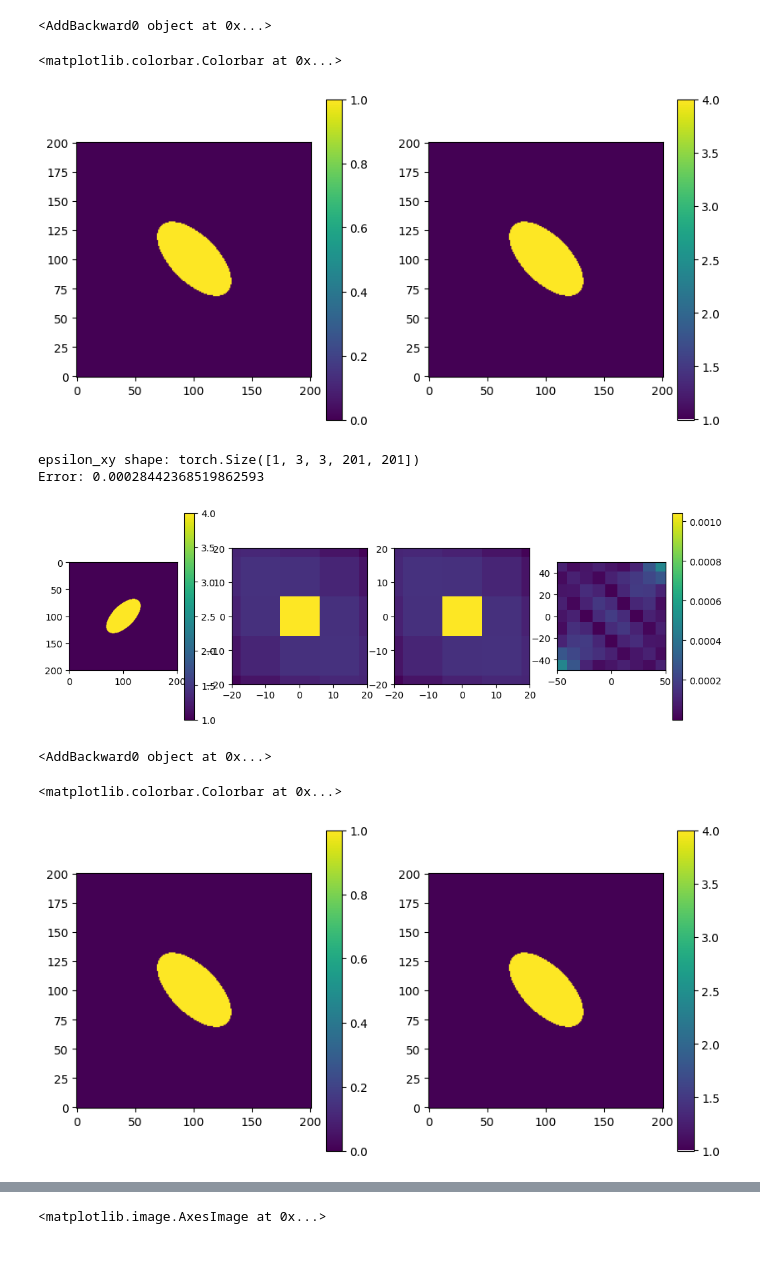
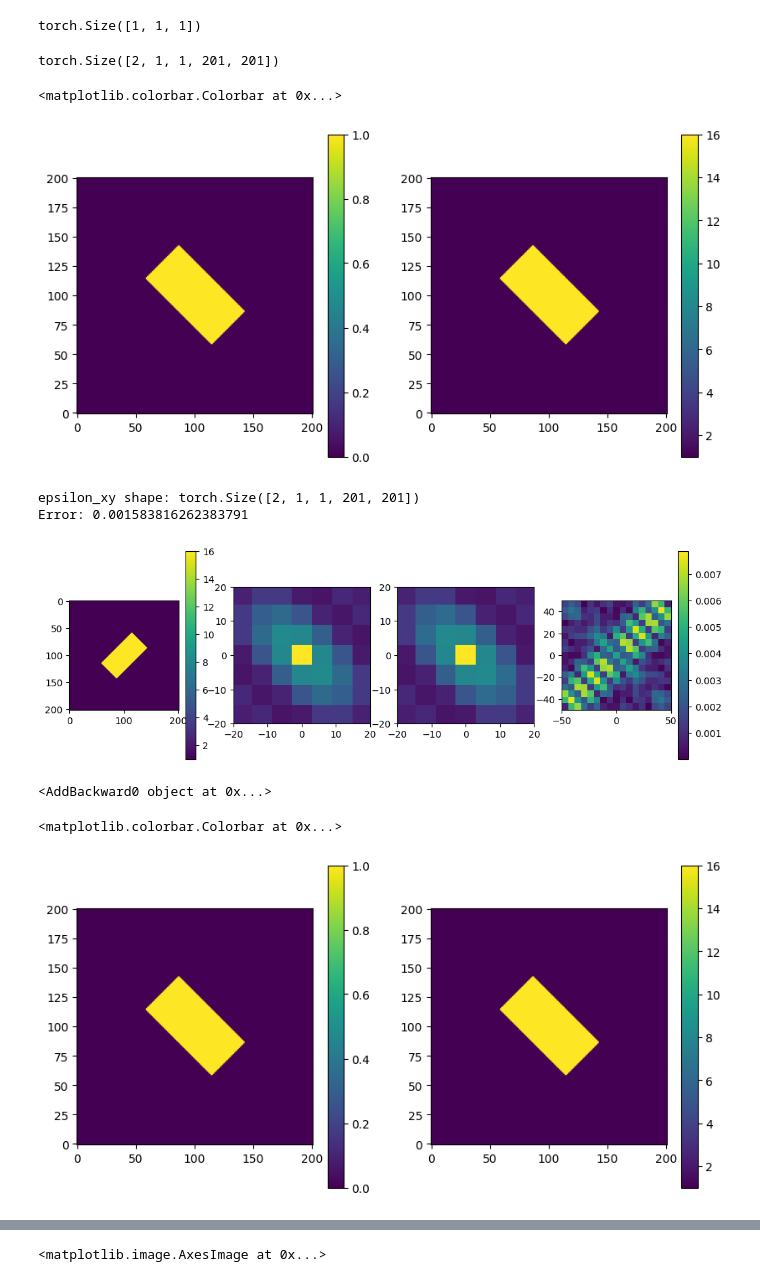
Before and after one commit to RodionovSA/metarcwa, a Jupyter notebook: test.ipynb, the cells around one changed output, grey strips where cells are left out. Cells and saved outputs as stored; diff of their text form; code cells hidden in the pictures; blank space fills up the shorter version.

```diff
--- a/test.ipynb
+++ b/test.ipynb
@@ -37,32 +37,36 @@ M = 21
 N = 21
 lattice = Lattice(period=period, grid=grid, M=M, N=N)
 # %%
-epsilon = torch.nn.Parameter(torch.tensor([4.0 + 0.1j]), requires_grad=True)
+epsilon = torch.nn.Parameter(torch.tensor([16.0 + 1j, 3]), requires_grad=True)
 epsilon_bg = torch.nn.Parameter(torch.tensor([1.0]), requires_grad=True)
 mat = Material(epsilon)
 mat_bg = Material(epsilon_bg)
+# %%
+mat.epsilon_tensor(backend).shape
+# %% [output]
+torch.Size([1, 1, 1])
 # %%
 center = torch.nn.Parameter(torch.tensor([0.0, 0.0]), requires_grad=True)
 size = torch.nn.Parameter(torch.tensor([100.0, 200.0]), requires_grad=True)
 angle = torch.nn.Parameter(torch.tensor(45.0*torch.pi/180), requires_grad=True)
-obj = Ellipse(center=center, size=size, angle=angle,
-                material=mat, soft_mask=False, smoothness=0.005)
+obj = Rectangle(center=center, size=size, angle=angle,
+                material=mat, soft_mask=False, smoothness=0.01)
 
 epsilon_xy = obj.epsilon_xy(backend, lattice, mat_bg)
 bitmap = obj.bitmap(backend, lattice)
-print(epsilon_xy.grad_fn)
+print(epsilon_xy.shape)
 
 plt.figure(figsize=(10,5))
 plt.subplot(1,2,1)
 plt.imshow(bitmap.real.detach().cpu().numpy().T, origin='lower')
 plt.colorbar()
 plt.subplot(1,2,2)
 plt.imshow(epsilon_xy[0,0,0].real.detach().cpu().numpy().T, origin='lower')
 plt.colorbar()
 # %% [output]
-<AddBackward0 object at 0x...>
+torch.Size([2, 1, 1, 201, 201])
 <matplotlib.colorbar.Colorbar at 0x...>
-[figure, old version]
+[figure, new version]
 # %%
 epsilon_mn = obj.epsilon_mn(backend, lattice, mat_bg, closed_form=True)
 epsilon_f = obj.epsilon_mn(backend, lattice, mat_bg, closed_form=False)
@@ -93,9 +97,9 @@ plt.colorbar()
 error = torch.sqrt(torch.mean(backend.abs((epsilon_mn[0,0,0] - epsilon_f[0,0,0])**2)))
 print(f'Error: {error}')
 # %% [output]
-epsilon_xy shape: torch.Size([1, 3, 3, 201, 201])
-Error: 0.00028442368519862593
+epsilon_xy shape: torch.Size([2, 1, 1, 201, 201])
+Error: 0.001583816262383791
-[figure, old version]
+[figure, new version]
 # %%
 bitmap_t = torch.from_numpy(bitmap.cpu().numpy())
 bitmap_new = torch.nn.Parameter(bitmap_t, requires_grad=True)
@@ -116,7 +120,7 @@ plt.colorbar()
 # %% [output]
 <AddBackward0 object at 0x...>
 <matplotlib.colorbar.Colorbar at 0x...>
-[figure, old version]
+[figure, new version]
 # %%
 epsilon_mn2 = bitmap_obj.epsilon_mn(backend, lattice, mat_bg, closed_form=True)
 epsilon_f2 = bitmap_obj.epsilon_mn(backend, lattice, mat_bg, closed_form=False)
```
Also changed, not shown: parts of 2 cells of this notebook, 7 other files.
